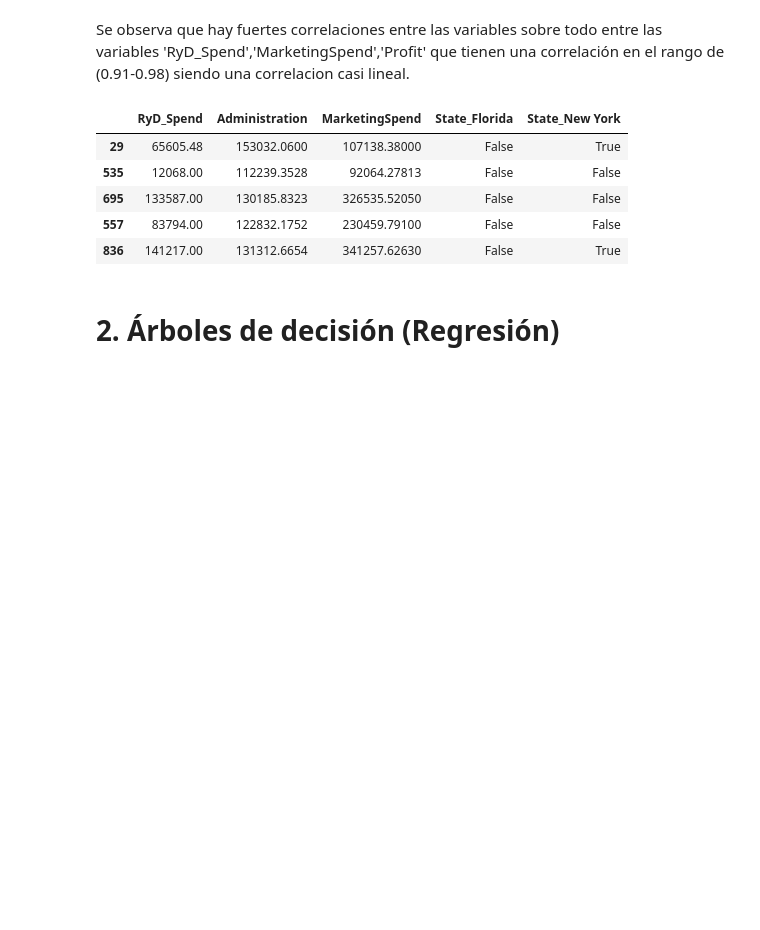
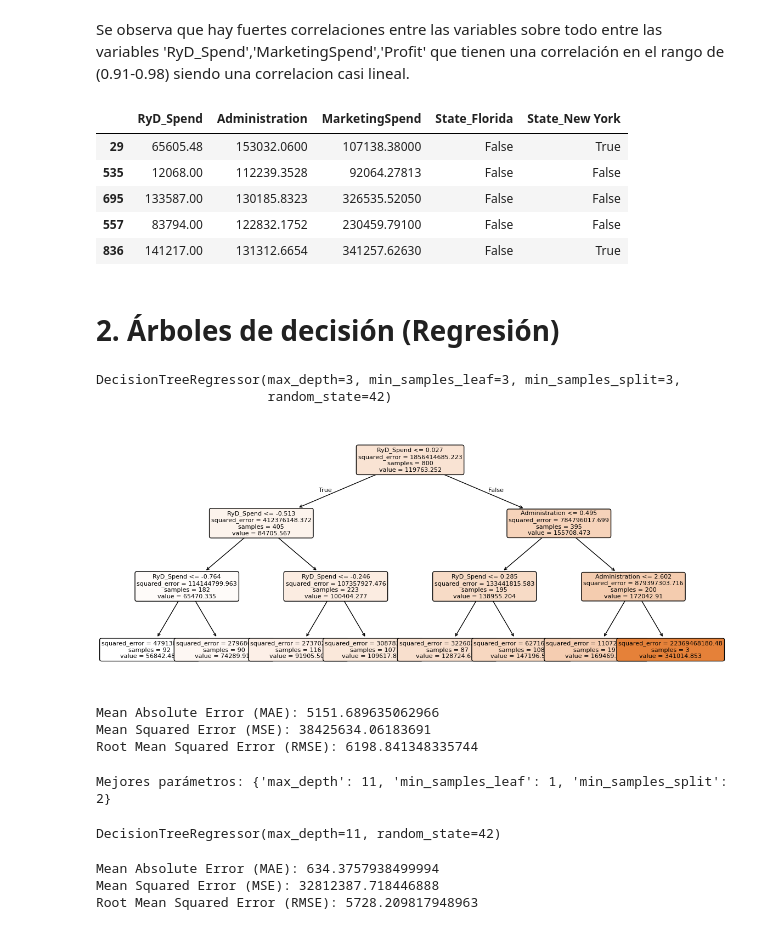
Before and after one commit to EugenioBravi/TP2_mineria, a Jupyter notebook: TP_2.ipynb, the cells around one changed output. Drawn from its saved outputs; the diff is of its cells as text; code cells hidden in the pictures; blank space fills up the shorter version.

Commit message:
2. arboles de decision (Regresion)

```diff
--- a/TP_2.ipynb
+++ b/TP_2.ipynb
@@ -164,3 +168,56 @@ X_train_comp_esc = robust_scaler.fit_transform(X_train_comp)
 X_test_comp_esc = robust_scaler.transform(X_test_comp)
 # %% [markdown]
 # 2. Árboles de decisión (Regresión)
+# %%
+arbol_regresion = tree.DecisionTreeRegressor(max_depth=3, min_samples_leaf=3, min_samples_split=3, random_state=42)
+arbol_regresion.fit(X_train_comp_esc,y_train_comp)
+# %% [output]
+DecisionTreeRegressor(max_depth=3, min_samples_leaf=3, min_samples_split=3,
+                      random_state=42)
+# %%
+y_pred = arbol_regresion.predict(X_test_comp_esc)
+features = list(X_test_comp_esc.columns)
+plt.figure(figsize=(14,6))
+tree.plot_tree(arbol_regresion, feature_names=features, fontsize=8, filled=True, rounded=True)
+plt.show()
+print("Mean Absolute Error (MAE):", mean_absolute_error(y_test_comp, y_pred))
+print("Mean Squared Error (MSE):", mean_squared_error(y_test_comp, y_pred))
+print("Root Mean Squared Error (RMSE):", np.sqrt(mean_squared_error(y_test_comp, y_pred)))
+# %% [output]
+[figure, added]
+Mean Absolute Error (MAE): 5151.689635062966
+Mean Squared Error (MSE): 38425634.06183691
+Root Mean Squared Error (RMSE): 6198.841348335744
+# %%
+#Optimizamos los hiperparametros
+param_grid = {
+    'max_depth': list(range(3,15)),
+    'min_samples_leaf': list(range(1,5)),
+    'min_samples_split': list(range(2,10))
+}
+
+# Crear el GridSearchCV
+grid_search = GridSearchCV(estimator=tree.DecisionTreeRegressor(random_state=42), param_grid=param_grid,cv=4, scoring='neg_mean_absolute_error')
+
+# Ajustar el modelo
+grid_search.fit(X_train_comp_esc, y_train_comp)
+
+# Mostrar los mejores hiperparámetros
+print("Mejores parámetros:", grid_search.best_params_)
+# %% [output]
+Mejores parámetros: {'max_depth': 11, 'min_samples_leaf': 1, 'min_samples_split': 2}
+# %%
+arbol_regresion_ajustado = tree.DecisionTreeRegressor(max_depth=11, min_samples_leaf=1, min_samples_split=2, random_state=42)
+arbol_regresion_ajustado.fit(X_train_comp_esc,y_train_comp)
+# %% [output]
+DecisionTreeRegressor(max_depth=11, random_state=42)
+# %%
+y_pred = arbol_regresion_ajustado.predict(X_test_comp_esc)
+
+print("Mean Absolute Error (MAE):", mean_absolute_error(y_test_comp, y_pred))
+print("Mean Squared Error (MSE):", mean_squared_error(y_test_comp, y_pred))
+print("Root Mean Squared Error (RMSE):", np.sqrt(mean_squared_error(y_test_comp, y_pred)))
+# %% [output]
+Mean Absolute Error (MAE): 634.3757938499994
+Mean Squared Error (MSE): 32812387.718446888
+Root Mean Squared Error (RMSE): 5728.209817948963
```
Also changed, not shown: parts of 1 cell of this notebook.
